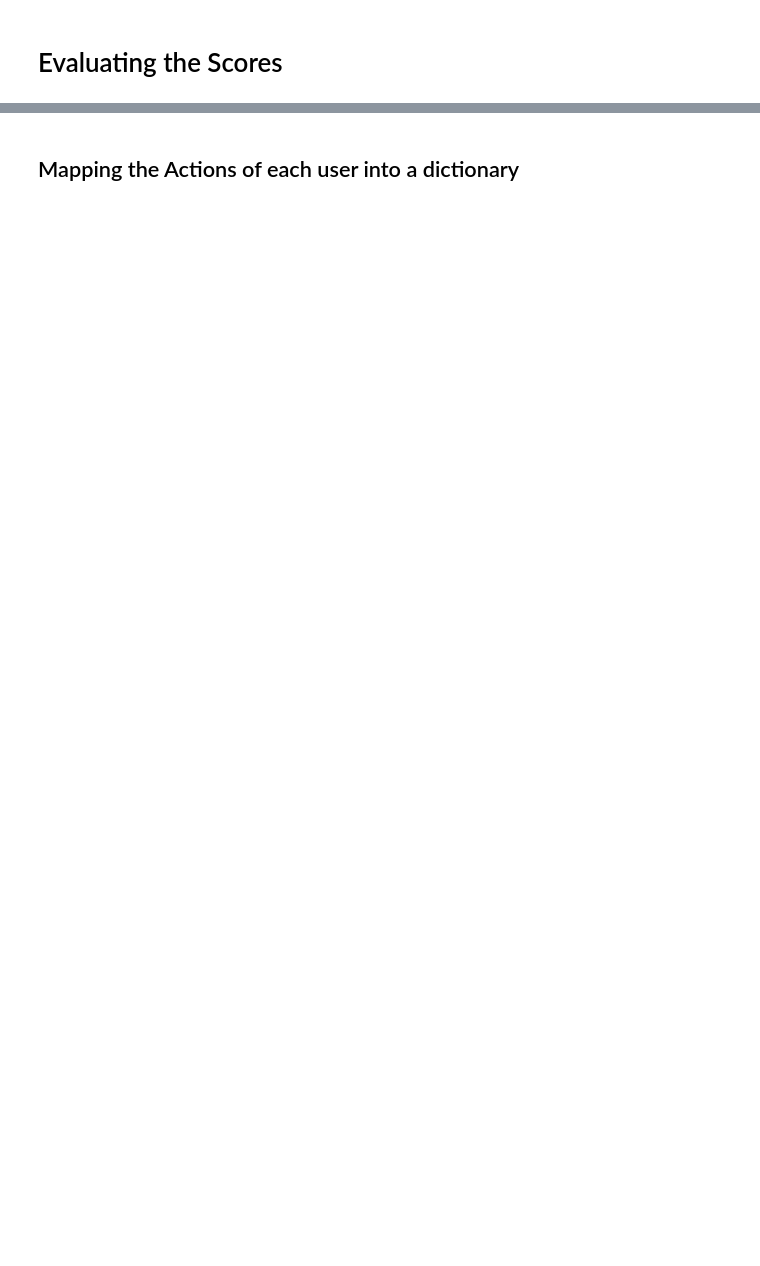
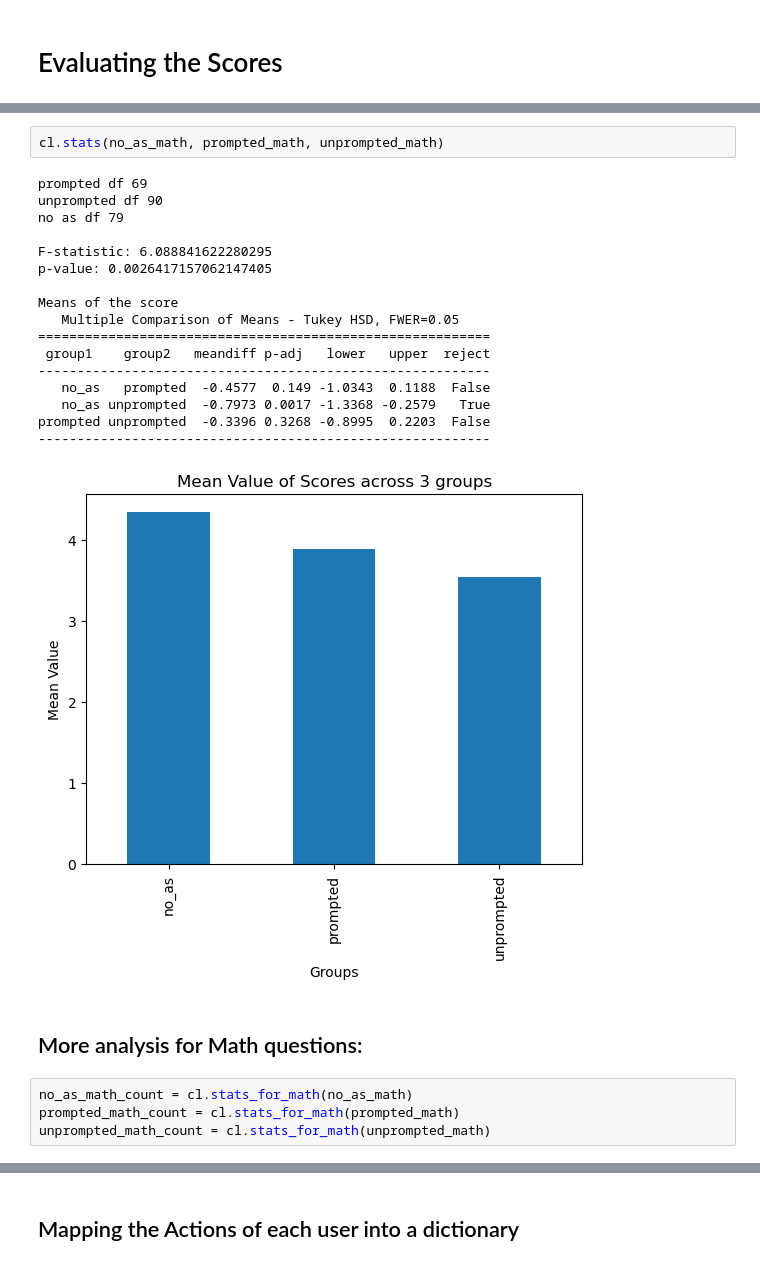
Before and after one commit to AmritaCSN/Malavika_Anand_Major-Investigating-the-effect-of-unprompted-ai-Assistance-on-users-cognitive-ability, a Jupyter notebook: analysis_clean.ipynb, the cells around one changed output, grey strips where cells are left out. Cells and saved outputs as stored; diff of their text form; blank space fills up the shorter version.

```diff
--- a/analysis_clean.ipynb
+++ b/analysis_clean.ipynb
@@ -116,0 +124,26 @@ prompted_filtered_df
+# %%
+cl.stats(no_as_math, prompted_math, unprompted_math)
+# %% [output]
+prompted df 69
+unprompted df 90
+no as df 79
+
+F-statistic: 6.088841622280295
+p-value: 0.0026417157062147405
+
+Means of the score
+   Multiple Comparison of Means - Tukey HSD, FWER=0.05
+==========================================================
+ group1    group2   meandiff p-adj   lower   upper  reject
+----------------------------------------------------------
+   no_as   prompted  -0.4577  0.149 -1.0343  0.1188  False
+   no_as unprompted  -0.7973 0.0017 -1.3368 -0.2579   True
+prompted unprompted  -0.3396 0.3268 -0.8995  0.2203  False
+----------------------------------------------------------
+[figure, added]
+# %% [markdown]
+## More analysis for Math questions:
+# %%
+no_as_math_count = cl.stats_for_math(no_as_math)
+prompted_math_count = cl.stats_for_math(prompted_math)
+unprompted_math_count = cl.stats_for_math(unprompted_math)
```
Also changed, not shown: parts of 115 cells of this notebook, 1 other file.
